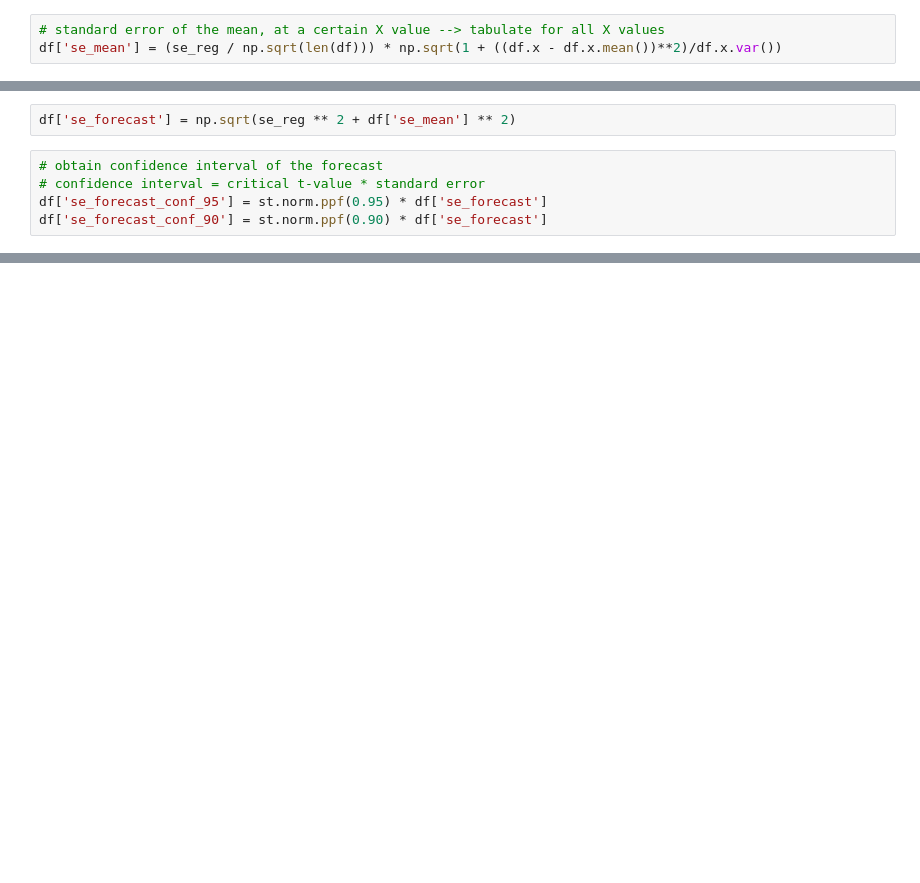
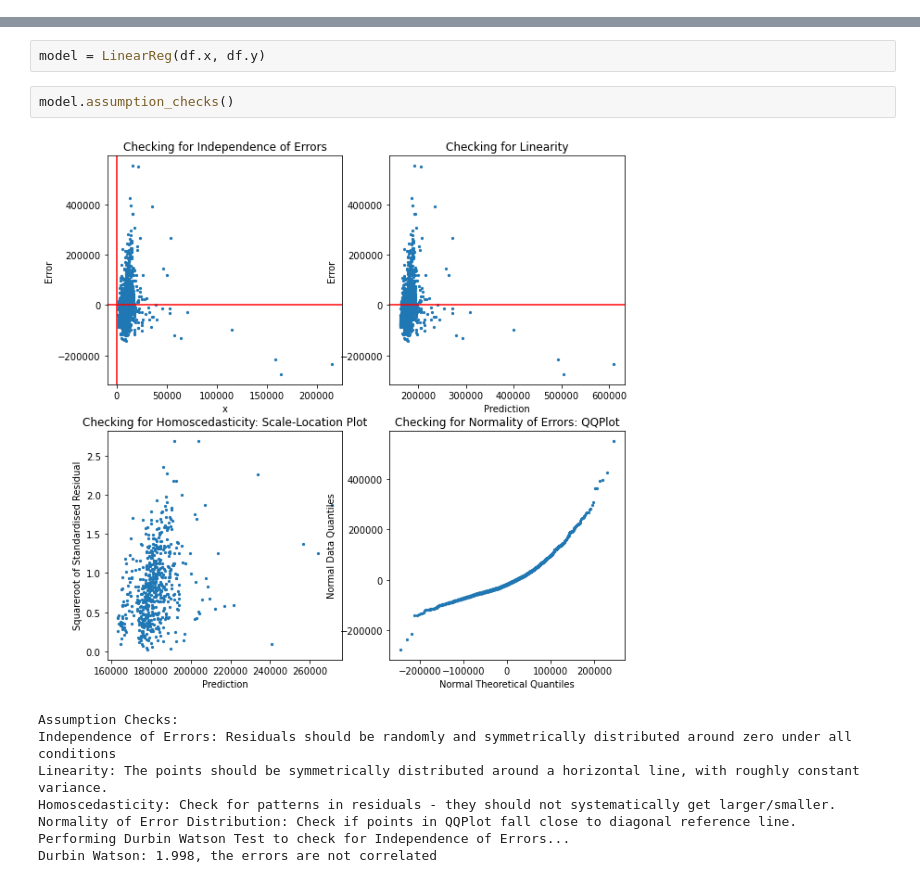
Before and after one commit to kahhongt/linear-regression, a Jupyter notebook: Linear Regression Testbed.ipynb, the cells around one changed output, grey strips where cells are left out. Drawn from its saved outputs; the diff is of its cells as text; blank space fills up the shorter version.

```diff
--- a/Linear Regression Testbed.ipynb
+++ b/Linear Regression Testbed.ipynb
@@ -241,3 +0,0 @@ se_reg_v2 = df.err.std() * np.sqrt((len(df.err) - 1) / (len(df.err)-2))
-# %%
-# standard error of the mean, at a certain X value --> tabulate for all X values
-df['se_mean'] = (se_reg / np.sqrt(len(df))) * np.sqrt(1 + ((df.x - df.x.mean())**2)/df.x.var())
@@ -246,7 +0,0 @@ The SE_Mean is larger for values that are further away from the mean
-# %%
-df['se_forecast'] = np.sqrt(se_reg ** 2 + df['se_mean'] ** 2)
-# %%
-# obtain confidence interval of the forecast
-# confidence interval = critical t-value * standard error
-df['se_forecast_conf_95'] = st.norm.ppf(0.95) * df['se_forecast']
-df['se_forecast_conf_90'] = st.norm.ppf(0.90) * df['se_forecast']
@@ -275,0 +221,13 @@ st.norm.ppf(0.95)
+# %%
+model = LinearReg(df.x, df.y)
+# %%
+model.assumption_checks()
+# %% [output]
+[figure, added]
+Assumption Checks:
+Independence of Errors: Residuals should be randomly and symmetrically distributed around zero under all conditions
+Linearity: The points should be symmetrically distributed around a horizontal line, with roughly constant variance.
+Homoscedasticity: Check for patterns in residuals - they should not systematically get larger/smaller.
+Normality of Error Distribution: Check if points in QQPlot fall close to diagonal reference line.
+Performing Durbin Watson Test to check for Independence of Errors...
+Durbin Watson: 1.998, the errors are not correlated
```
Also changed, not shown: parts of 66 cells of this notebook.
